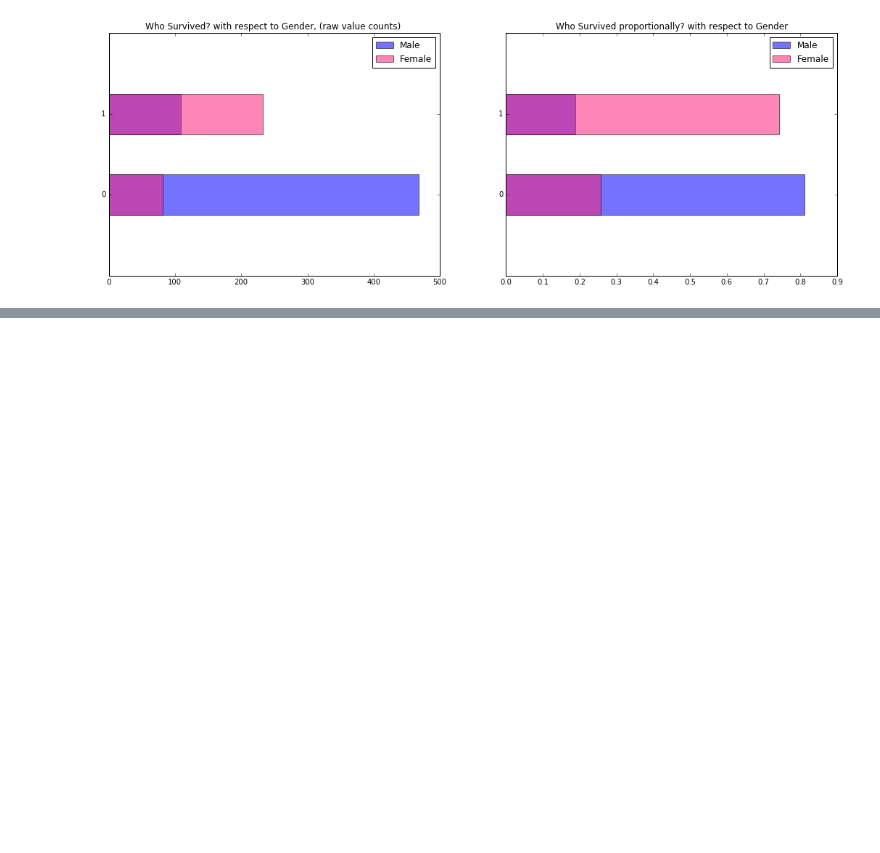
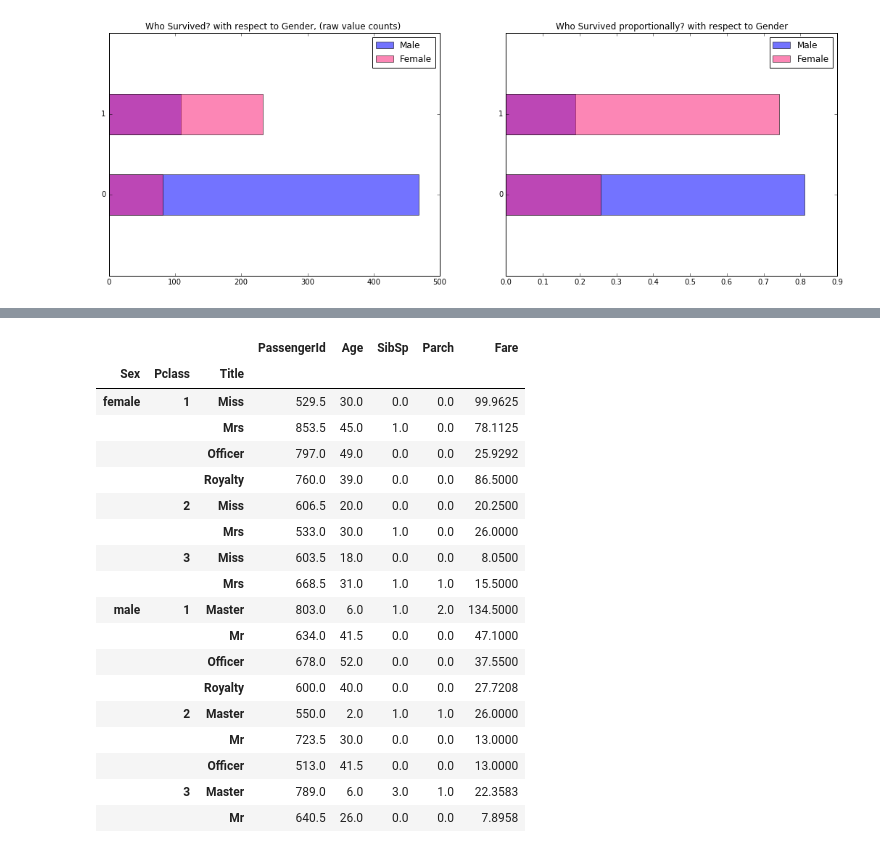
Before and after one commit to Naveed1842/DataScience-Projects, a Jupyter notebook: kaggle-titanic/Data_Exploration.ipynb, the cells around one changed output, grey strips where cells are left out. Saved outputs shown, nothing was run; the diff lists cells and outputs as text; code cells hidden in the pictures; blank space fills up the shorter version.

Commit message:
Adding Feature Engineering

```diff
--- a/kaggle-titanic/Data_Exploration.ipynb
+++ b/kaggle-titanic/Data_Exploration.ipynb
@@ -208,0 +232,21 @@ ax2.set_ylim(-1, 2)
+# %%
+def get_combined_data():
+    # reading train data
+    train = pd.read_csv('./data/train.csv')
+
+    # reading test data
+    test = pd.read_csv('./data/test.csv')
+
+    #Extracting and then removing the targest from the training
+    #data
+    targets = train.Survived
+    train.drop('Survived',1,inplace=True)
+
+    # merging train data and test data for future feature engineering
+    combined = train.append(test)
+    combined.reset_index(inplace=True)
+    combined.drop('index',inplace=True,axis=1)
+
+    return combined
+# %%
+combined = get_combined_data()
@@ -208,0 +358,23 @@ ax2.set_ylim(-1, 2)
+# %%
+grouped = combined.groupby(['Sex','Pclass','Title'])
+grouped.median()
+# %% [output]
+|  |  |  | PassengerId | Age | SibSp | Parch | Fare |
+| Sex | Pclass | Title |  |  |  |  |  |
+| female | 1 | Miss | 529.5 | 30.0 | 0.0 | 0.0 | 99.9625 |
+|  |  | Mrs | 853.5 | 45.0 | 1.0 | 0.0 | 78.1125 |
+|  |  | Officer | 797.0 | 49.0 | 0.0 | 0.0 | 25.9292 |
+|  |  | Royalty | 760.0 | 39.0 | 0.0 | 0.0 | 86.5000 |
+|  | 2 | Miss | 606.5 | 20.0 | 0.0 | 0.0 | 20.2500 |
+|  |  | Mrs | 533.0 | 30.0 | 1.0 | 0.0 | 26.0000 |
+|  | 3 | Miss | 603.5 | 18.0 | 0.0 | 0.0 | 8.0500 |
+|  |  | Mrs | 668.5 | 31.0 | 1.0 | 1.0 | 15.5000 |
+| male | 1 | Master | 803.0 | 6.0 | 1.0 | 2.0 | 134.5000 |
+|  |  | Mr | 634.0 | 41.5 | 0.0 | 0.0 | 47.1000 |
+|  |  | Officer | 678.0 | 52.0 | 0.0 | 0.0 | 37.5500 |
+|  |  | Royalty | 600.0 | 40.0 | 0.0 | 0.0 | 27.7208 |
+|  | 2 | Master | 550.0 | 2.0 | 1.0 | 1.0 | 26.0000 |
+|  |  | Mr | 723.5 | 30.0 | 0.0 | 0.0 | 13.0000 |
+|  |  | Officer | 513.0 | 41.5 | 0.0 | 0.0 | 13.0000 |
+|  | 3 | Master | 789.0 | 6.0 | 3.0 | 1.0 | 22.3583 |
+|  |  | Mr | 640.5 | 26.0 | 0.0 | 0.0 | 7.8958 |
```
Also changed, not shown: parts of 24 cells of this notebook.
